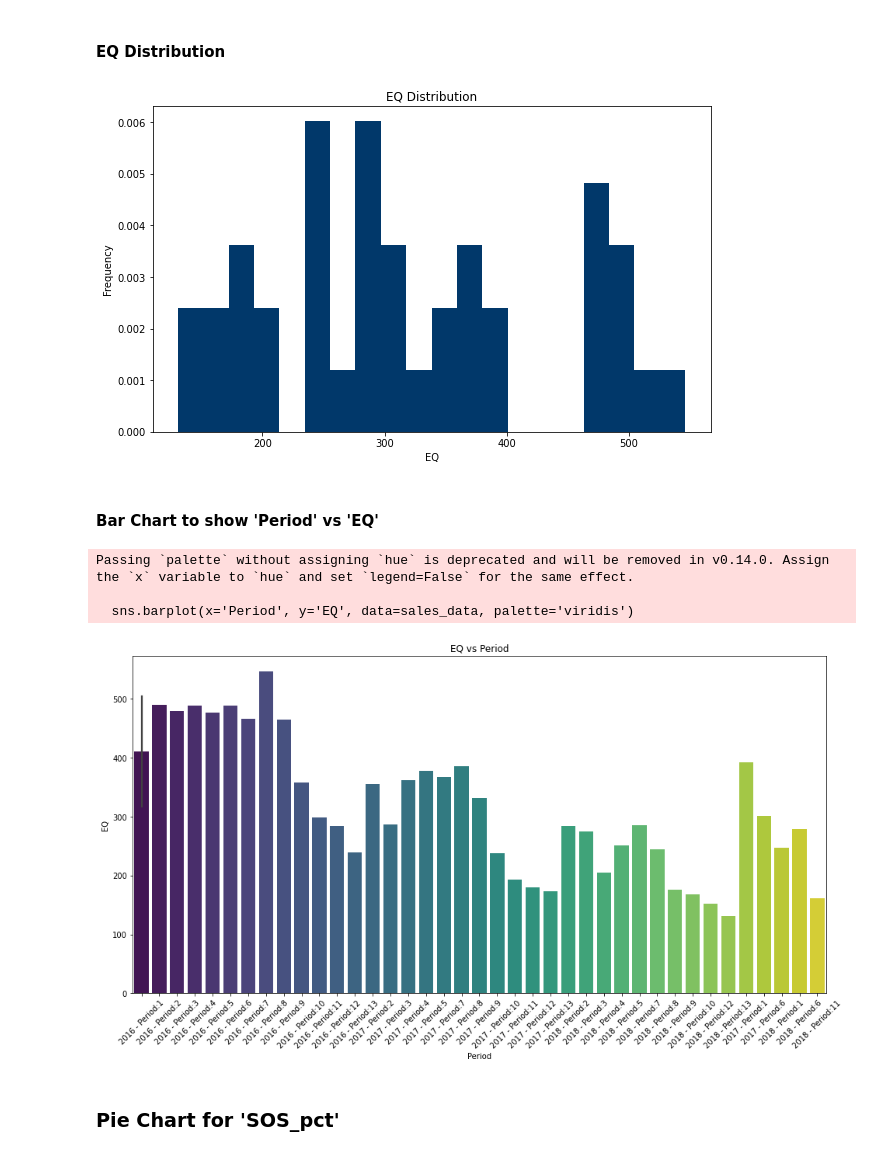
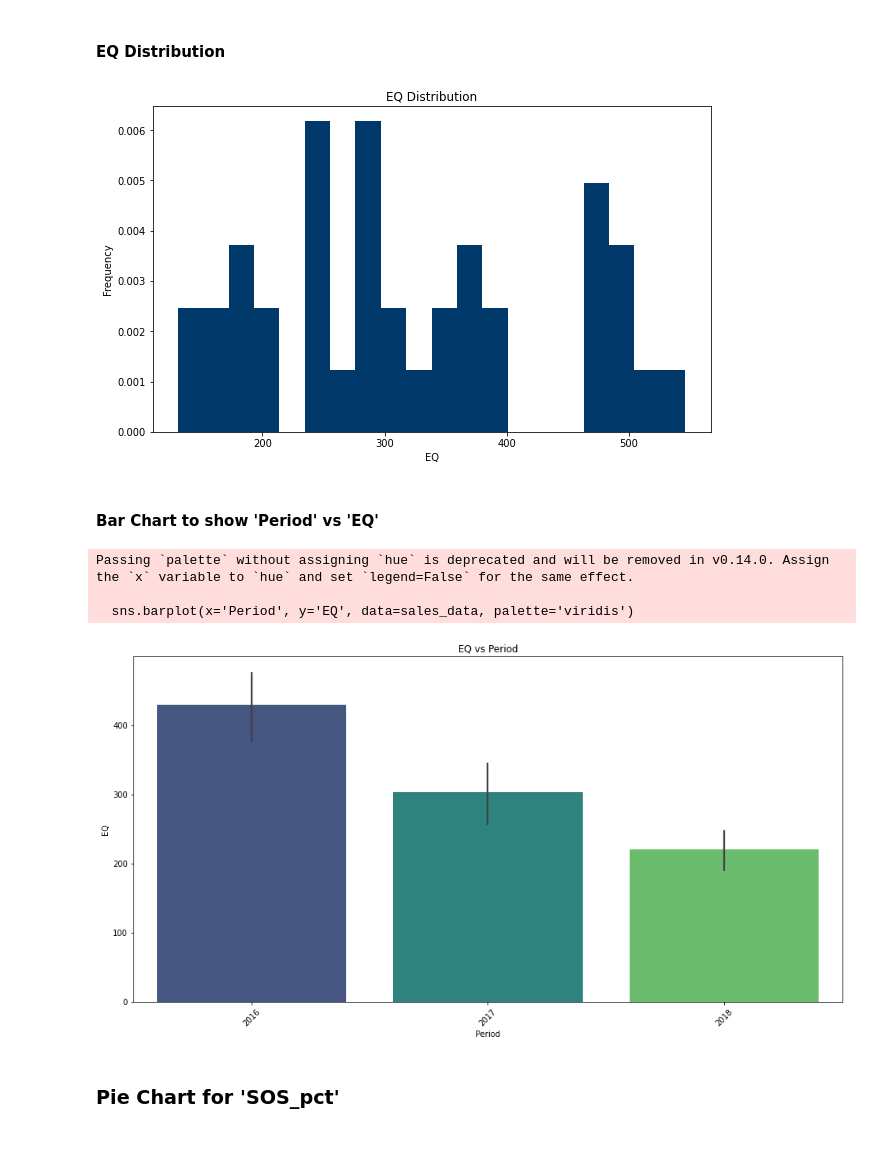
Before and after one commit to Edna722/Atote-Sales-Parctice-Tool-Analysis2, a Jupyter notebook: Sales Notebook.ipynb, the cells around one changed output. Drawn from its saved outputs; the diff is of its cells as text; code cells hidden in the pictures.

```diff
--- a/Sales Notebook.ipynb
+++ b/Sales Notebook.ipynb
@@ -264,4 +277,6 @@ RPI_Subcategory                       0
 dtype: int64
 # %%
 sales_data.dropna(subset=['Period'], inplace = True)
+# %%
+sales_data['Period'] = sales_data['Period'].astype(str)
 # %%
@@ -272,16 +287,17 @@ sales_data['Period'] = sales_data['Period'].str.extract('(\d+)').astype(int)
 # %% [markdown]
 #### EQ Distribution
 # %%
-
+# Plot the Histogram with a single color
+eq_values = sales_data['EQ']
 # Plot the Histogram
 plt.figure(figsize=(10,6))
-plt.hist(eq_values_flat, color='#01386a', bins=20, density=True)
+plt.hist(eq_values, color='#01386a', bins=20, density=True)
 plt.title('EQ Distribution')
 plt.xlabel('EQ')
 plt.ylabel('Frequency')
 plt.show()
 # %% [output]
-[figure, old version]
+[figure, new version]
 # %% [markdown]
 #### Bar Chart to show 'Period' vs 'EQ'
 # %%
@@ -296,7 +312,7 @@ plt.show()
 Passing `palette` without assigning `hue` is deprecated and will be removed in v0.14.0. Assign the `x` variable to `hue` and set `legend=False` for the same effect.
 
   sns.barplot(x='Period', y='EQ', data=sales_data, palette='viridis')
-[figure, old version]
+[figure, new version]
 # %% [markdown]
 ### Pie Chart for 'SOS_pct'
 # %%
```
Also changed, not shown: parts of 15 cells of this notebook.
